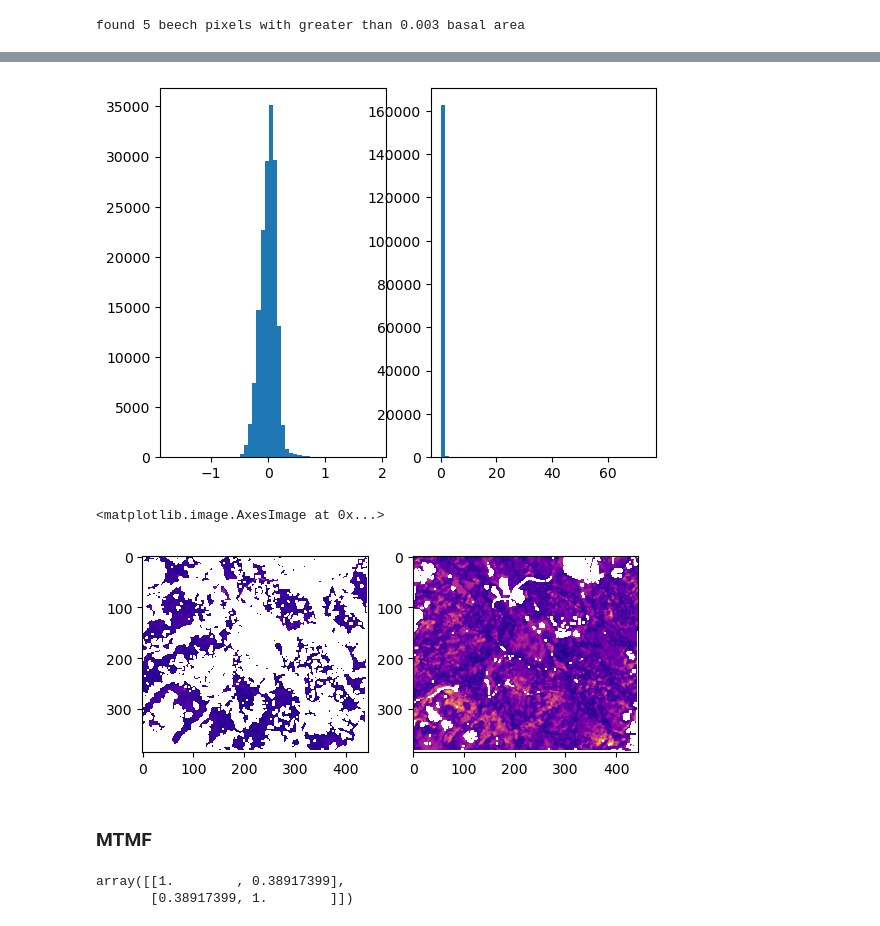
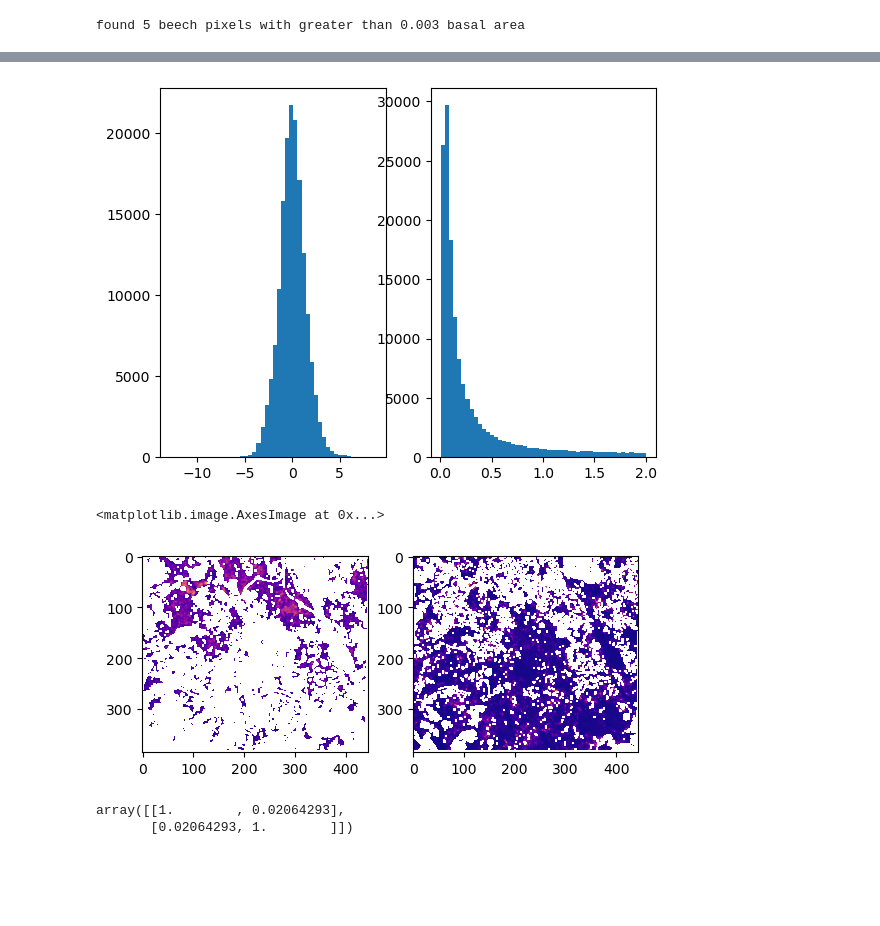
Before and after one commit to rosehanuy/beech-catskills, a Jupyter notebook: data_stack.ipynb, the cells around one changed output, grey strips where cells are left out. Drawn from its saved outputs; the diff is of its cells as text; code cells hidden in the pictures; blank space fills up the shorter version.

Commit message:
laplace noise filter

```diff
--- a/data_stack.ipynb
+++ b/data_stack.ipynb
@@ -1077,0 +1040,6 @@ eigen variance: 4.093433162519233
+# %%
+####### adding regularization term gives more numerically resonable output ###########
+
+lambda_reg = 1e-1 * np.eye(n_cov_matrix.shape[0])  # diagonal offset
+n_cov_matrix = n_cov_matrix + lambda_reg
+check_matrix(n_cov_matrix) # laplace noise estimate
@@ -1079,16 +1060,32 @@ eigen variance: 4.093433162519233
 # whiten data
 eigvals, eigvecs = np.linalg.eigh(n_cov_matrix)
 
+# clamp eigenvalues to prevent ill-conditioned noise cov matrix
+# condition_limit = 1e6
+# lambda_max = np.max(eigvals)
+# threshold = lambda_max / condition_limit
+# eigvals = np.maximum(eigvals, threshold)
+
+# set relative threshold
+# alpha = 1e-5
+# lambda_max = np.max(eigvals)
+# threshold = alpha * lambda_max
+# eigvals = np.maximum(eigvals, threshold)
+
 # mean correct and reshape the data
 m = np.nanmean(data, axis=0)
 data = data - m
-reshaped_data = rearrange(data,'b h w -> (h w) b')
+reshaped_data = rearrange(data,'b h w -> b (h w)')
 
 ###########################
 # Compute the whitening matrix (Mahalanobis whitening)
-whitening_matrix = np.dot(np.linalg.inv(np.sqrt(np.diag(eigvals))), eigvecs.T)
+#whitening_matrix = np.dot(np.linalg.inv(np.sqrt(np.diag(eigvals))), eigvecs.T)
 #Apply whitening transform
-whitened_data = np.dot(reshaped_data, whitening_matrix.T)
+#whitened_data = np.dot(reshaped_data, whitening_matrix.T)
+######## gee ###############################
+inv_sqrt_eigenvalues = np.diag(1.0 / np.sqrt(eigvals))  # Compute R = Λ^(-1/2)
+whitening_matrix = eigvecs @ inv_sqrt_eigenvalues @ eigvecs.T  # Compute whitening transformation
+whitened_image = whitening_matrix @ reshaped_data
 # %%
 # check noise whitening
 whitened_noise_cov = whitening_matrix @ n_cov_matrix @ whitening_matrix.T
@@ -1100,5 +1097,6 @@ plt.imshow(whitened_noise_cov)  # if resembles identity matrix, whitening is app
 # %%
 # get indices of dropped nas to replace them later
+whitened_data = rearrange(whitened_image,'c r -> r c')
 dropna = whitened_data[~np.isnan(whitened_data).any(axis=1)]
 
 # get indices of dropped nas to replace them later
@@ -1220,7 +1218,7 @@ target = em_mean[:n]
 # background mean
 u_b = np.nanmean(mnf, axis=(1, 2))
 # difference between target and background mean - not present in Mundt
-#d_tb = (target- u_b)
+#target = (target- u_b)
 # Calculate the covariance matrix of the background
 mnf_2d, mnf_dropna, na_indices = make_2d_input_data(mnf)
 C = np.cov(mnf_dropna, rowvar=False)
@@ -1228,7 +1226,7 @@ C = np.cov(mnf_dropna, rowvar=False)
 det = np.linalg.det(C) # should be greater than 10e-10
 cond = np.linalg.cond(C) # should be below 10e7
 print(f'mnf covariance matrix:\n  determinant: {determinant}\n  condition: {condition}')
-C1 = np.linalg.inv(C)
+C1 = np.linalg.pinv(C)
 #epsilon = 1e-6  # Small regularization term
 #C1 = np.linalg.inv(C + epsilon * np.eye(C.shape[0]))
 
@@ -1293,21 +1291,19 @@ plt.figure()
 plt.subplot(1,2,1)
 plt.hist(matched_filter.flatten(),bins=50)
 plt.subplot(1,2,2)
-plt.hist(infeas_score.flatten(),bins=50)
+plt.hist(masked_infs.flatten(),bins=50)
 plt.show()
 # %% [output]
-[figure, old version]
+[figure, new version]
 # %%
 # plot matched filter and infeasibility scores
 masked = np.where(matched_filter>0, matched_filter, np.nan)
-masked_infs = np.where(infeas_score<=1,infeas_score,np.nan)
+masked_infs = np.where(infeas_score<=2,infeas_score,np.nan)
 plt.figure()
 plt.subplot(1,2,1)
 plt.imshow(masked,cmap='plasma')
 plt.subplot(1,2,2)
 plt.imshow(masked_infs,cmap='plasma')
 # %% [output]
 <matplotlib.image.AxesImage at 0x...>
-[figure, old version]
+[figure, new version]
-# %% [markdown]
-### MTMF
@@ -1391,6 +1403,6 @@ df_dropna = combine[~np.isnan(combine).any(axis=1)]
 # %%
-np.corrcoef(df_dropna,rowvar=False)
+np.corrcoef(df_i,rowvar=False)
 # %% [output]
-array([[1.        , 0.38917399],
-       [0.38917399, 1.        ]])
+array([[1.        , 0.02064293],
+       [0.02064293, 1.        ]])
 # %%
```
Also changed, not shown: parts of 33 cells of this notebook.
